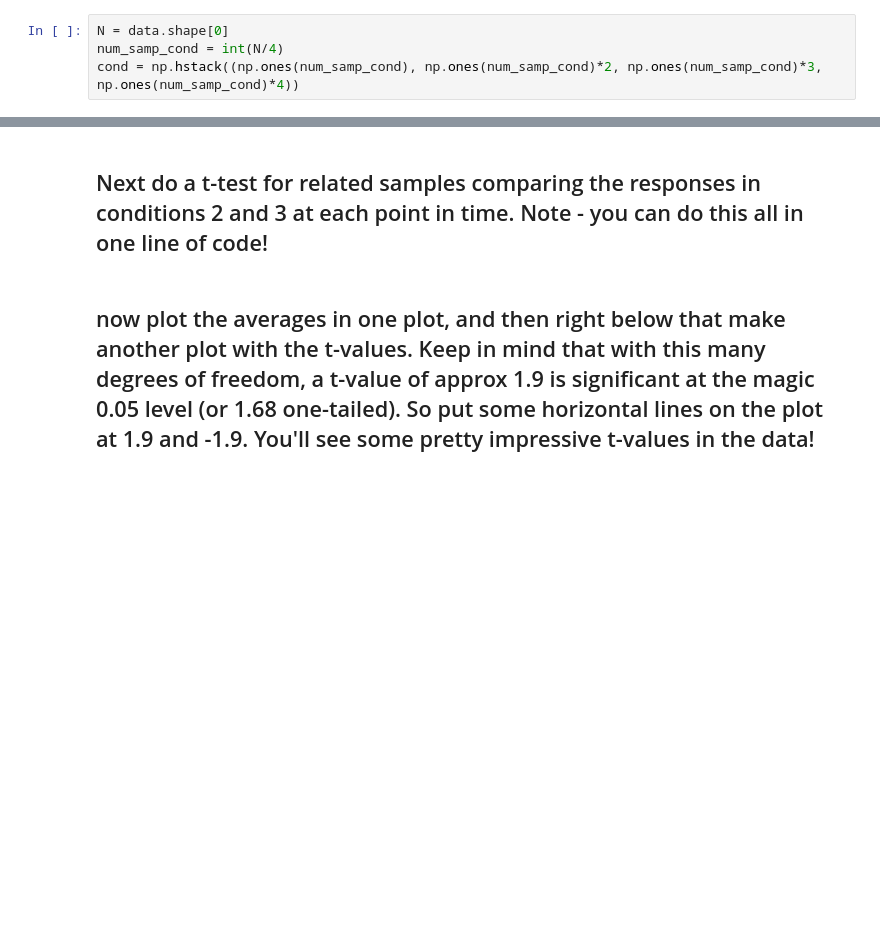
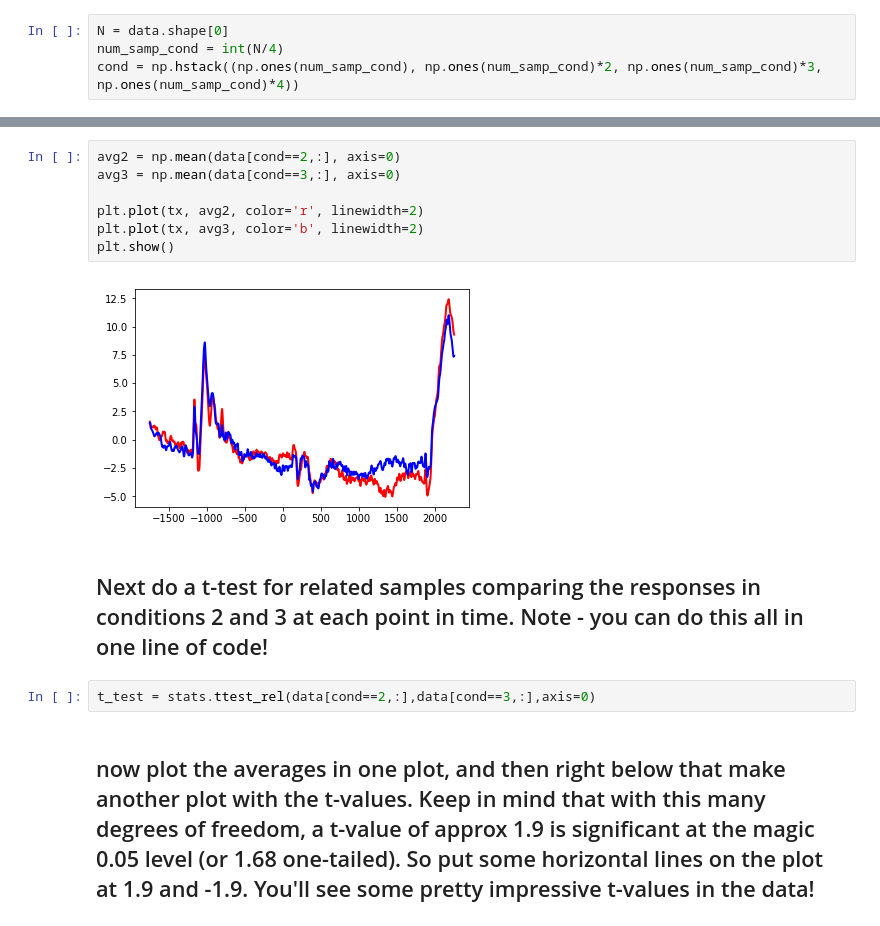
Before and after one commit to kkuhn472/PSYC-NEU-231, a Jupyter notebook: Tutorial031_Exercises_InClass.ipynb, the cells around one changed output, grey strips where cells are left out. Saved outputs shown, nothing was run; the diff lists cells and outputs as text; blank space fills up the shorter version.

```diff
--- a/Tutorial031_Exercises_InClass.ipynb
+++ b/Tutorial031_Exercises_InClass.ipynb
@@ -108,4 +214,15 @@ cond = np.hstack((np.ones(num_samp_cond), np.ones(num_samp_cond)*2, np.ones(num_
+# %%
+avg2 = np.mean(data[cond==2,:], axis=0)
+avg3 = np.mean(data[cond==3,:], axis=0)
+
+plt.plot(tx, avg2, color='r', linewidth=2)
+plt.plot(tx, avg3, color='b', linewidth=2)
+plt.show()
+# %% [output]
+[figure, added]
 # %% [markdown]
 ## Next do a t-test for related samples comparing the responses in conditions 2 and 3 at each point in time. Note - you can do this all in one line of code!
+# %%
+t_test = stats.ttest_rel(data[cond==2,:],data[cond==3,:],axis=0)
 # %% [markdown]
 ## now plot the averages in one plot, and then right below that make another plot with the t-values. Keep in mind that with this many degrees of freedom, a t-value of approx 1.9 is significant at the magic 0.05 level (or 1.68 one-tailed). So put some horizontal lines on the plot at 1.9 and -1.9. You'll see some pretty impressive t-values in the data!
```
Also changed, not shown: parts of 15 cells of this notebook, 1 other file.
